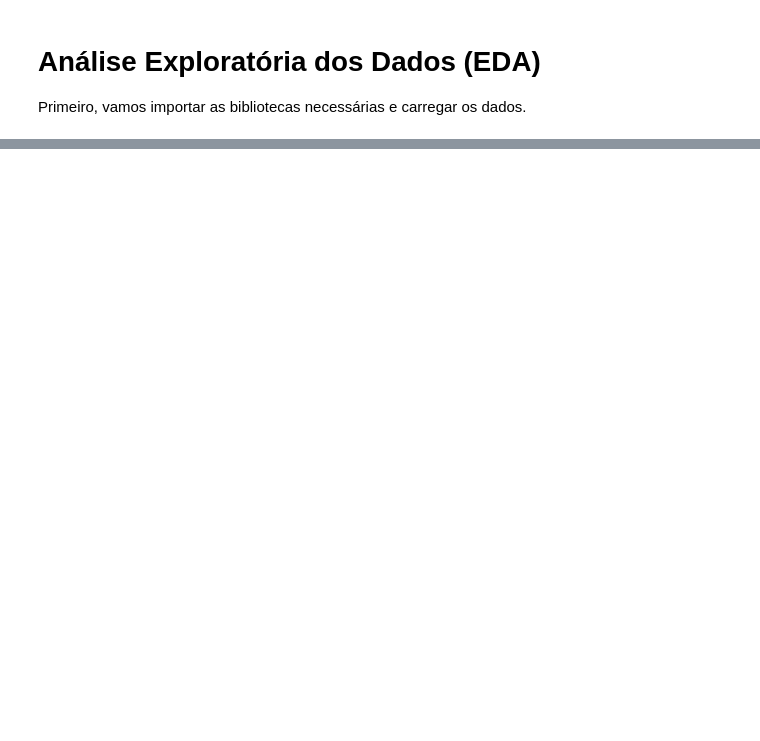
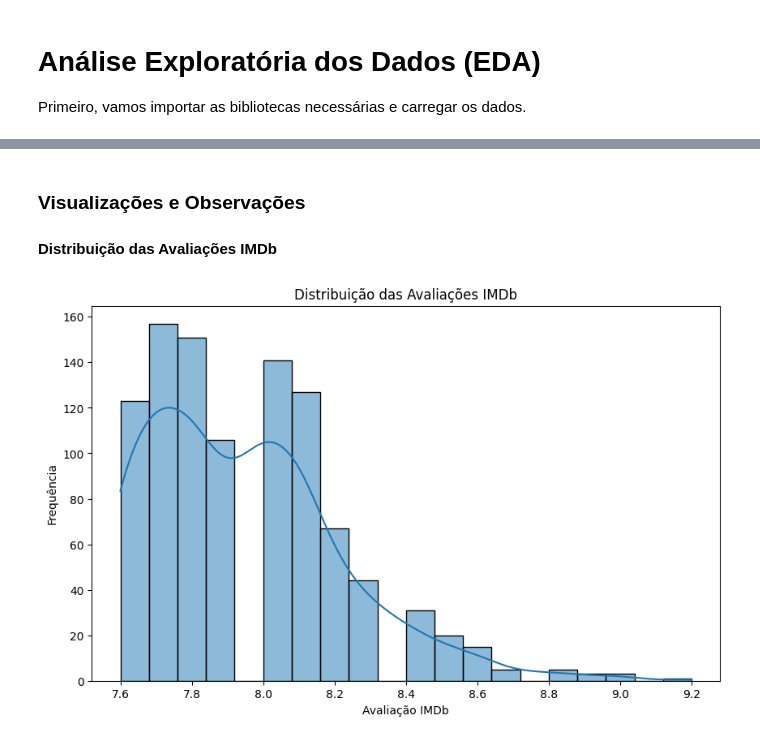
Before and after one commit to Ruann-01/LH_CD_RUANN_CAMPOS_DE_CASTRO_FARRAPO, a Jupyter notebook: Notebook_1.ipynb, the cells around one changed output, grey strips where cells are left out. Drawn from its saved outputs; the diff is of its cells as text; code cells hidden in the pictures; blank space fills up the shorter version.

```diff
--- a/Notebook_1.ipynb
+++ b/Notebook_1.ipynb
@@ -43,0 +49,9 @@ memory usage: 125.0+ KB
+# %%
+# Converter colunas para o tipo numérico quando apropriado
+#df['Released_Year'] = pd.to_numeric(df['Released_Year'], errors='coerce')
+#df['Meta_score'] = pd.to_numeric(df['Meta_score'], errors='coerce')
+#df['IMDB_Rating'] = pd.to_numeric(df['IMDB_Rating'], errors='coerce')
+#df['No_of_Votes'] = pd.to_numeric(df['No_of_Votes'], errors='coerce')
+
+# Remover caracteres não numéricos da coluna 'Gross' e converter para float essa coluna de faturamento
+df['Gross'] = df['Gross'].replace('[\$,]', '', regex=True).astype(float)
@@ -43,0 +95,9 @@ memory usage: 125.0+ KB
+# %%
+# Calcular a mediana da coluna 'Gross'
+median_gross = df['Gross'].median()
+
+# Imputar valores nulos com a mediana
+df['Gross'].fillna(median_gross, inplace=True)
+
+# Verificar se os valores nulos foram preenchidos
+print(df['Gross'].isnull().sum())
@@ -43,0 +122,13 @@ memory usage: 125.0+ KB
+# %% [markdown]
+### Visualizações e Observações
+#### Distribuição das Avaliações IMDb
+# %%
+# Distribuição das avaliações IMDb
+plt.figure(figsize=(10, 6))
+sns.histplot(df['IMDB_Rating'], bins=20, kde=True)
+plt.title('Distribuição das Avaliações IMDb')
+plt.xlabel('Avaliação IMDb')
+plt.ylabel('Frequência')
+plt.show()
+# %% [output]
+[figure, added]
```
Also changed, not shown: parts of 24 cells of this notebook, 1 other file.
